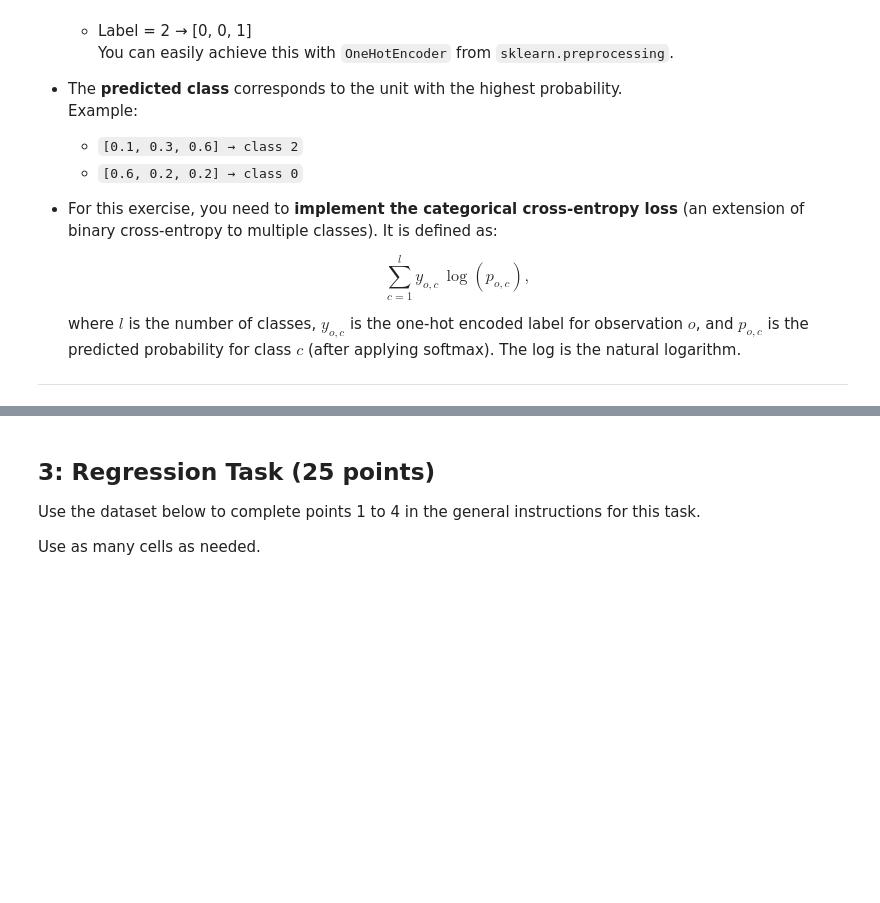
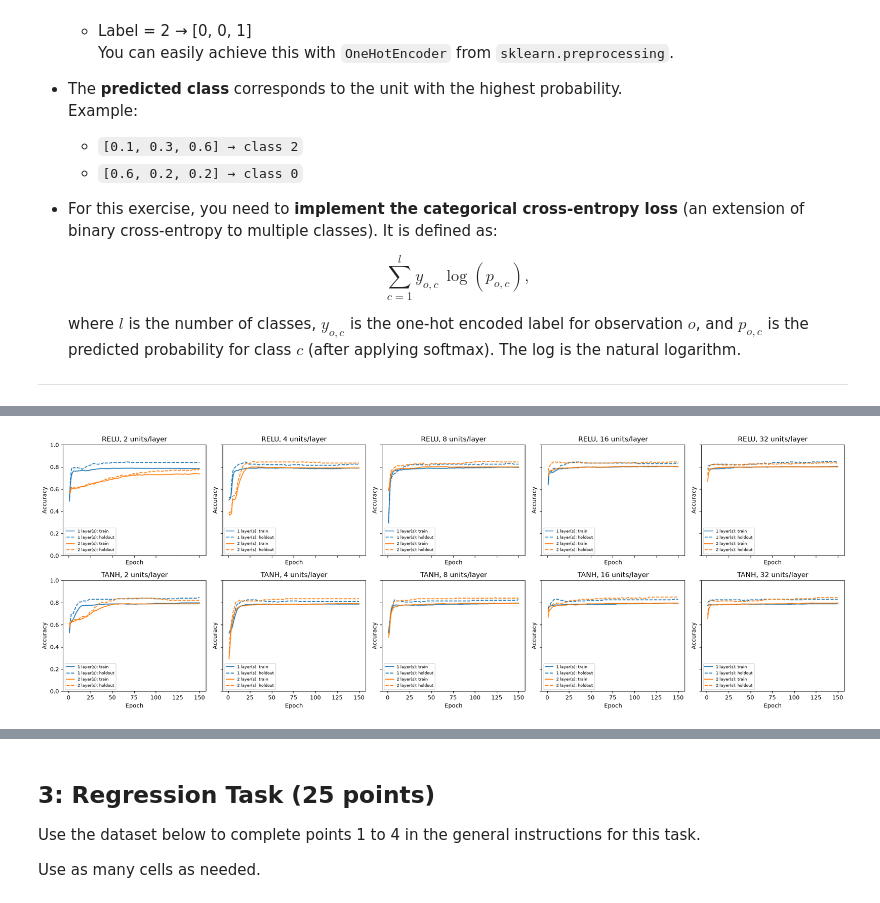
Before and after one commit to alibpowell/ML4021-Group, a Jupyter notebook: 04-manual-mlps.ipynb, the cells around one changed output, grey strips where cells are left out. Cells and saved outputs as stored; diff of their text form; code cells hidden in the pictures; blank space fills up the shorter version.

```diff
--- a/04-manual-mlps.ipynb
+++ b/04-manual-mlps.ipynb
@@ -405,0 +608,42 @@ X, y = make_classification(n_samples=1000, n_classes=3,
+# %%
+
+# Plot accuracy curves for each configuration
+fig, axes = plt.subplots(
+    2, 5, figsize=(20, 7),
+    sharex=True, sharey=True
+)
+
+for row, activation in enumerate(["ReLU", "Tanh"]):
+    for col, units in enumerate([2, 4, 8, 16, 32]):
+        ax = axes[row, col]
+
+        for layers, color in [(1, "tab:blue"), (2, "tab:orange")]:
+            hidden_units = (units,) * layers
+            model = models[(activation, hidden_units)]
+
+            epochs = np.arange(
+                1, len(model.history["train_acc"]) + 1
+            )
+
+            ax.plot(
+                epochs, model.history["train_acc"],
+                color=color,
+                label=f"{layers} layer(s): train"
+            )
+
+            ax.plot(
+                epochs, model.history["holdout_acc"],
+                color=color, linestyle="--",
+                label=f"{layers} layer(s): holdout"
+            )
+
+        ax.set_title(f"{activation.upper()}, {units} units/layer")
+        ax.set_xlabel("Epoch")
+        ax.set_ylabel("Accuracy")
+        ax.set_ylim(0, 1)
+        ax.legend(fontsize=7)
+
+plt.tight_layout()
+plt.show()
+# %% [output]
+[figure, added]
```
Also changed, not shown: parts of 9 cells of this notebook.
